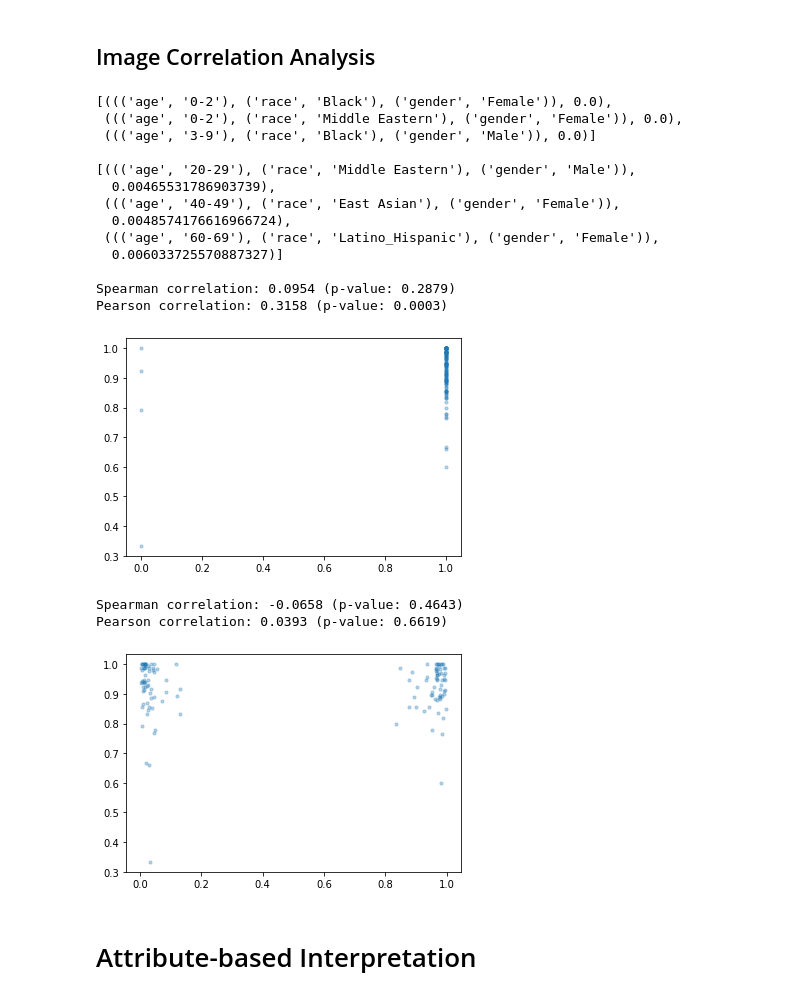
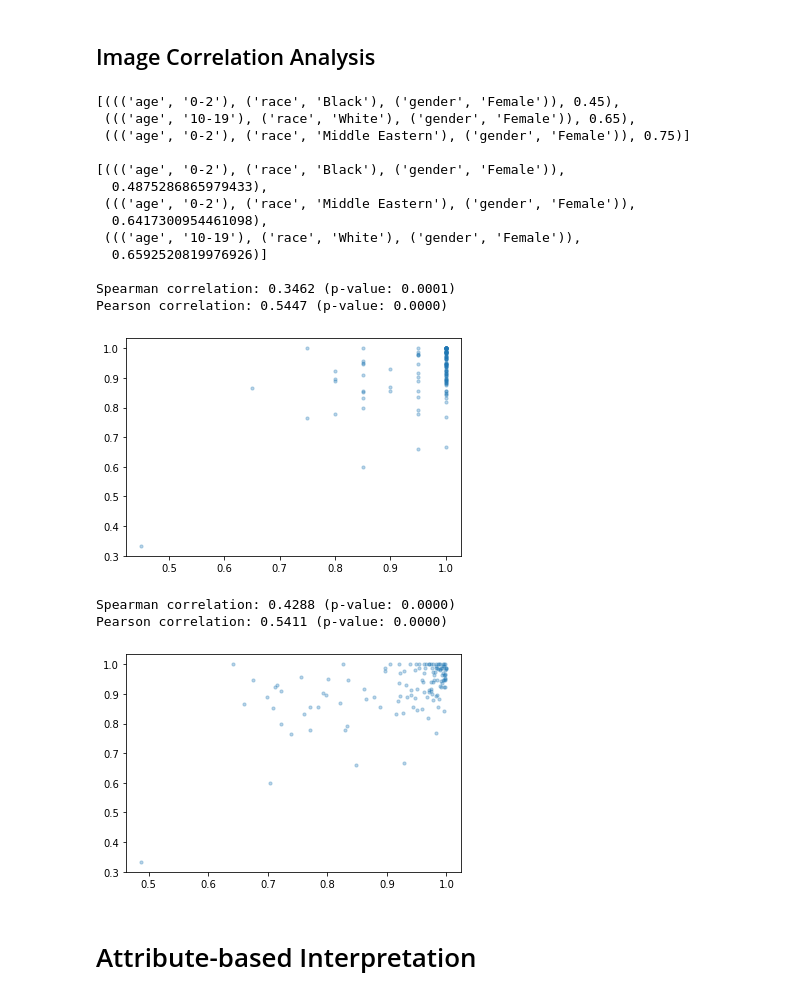
Before and after one commit to yuhui-zh15/model_audit, a Jupyter notebook: src/bug_analysis_fairface.ipynb, the cells around one changed output. Saved outputs shown, nothing was run; the diff lists cells and outputs as text; code cells hidden in the pictures.

Commit message:
baseline correlation fixed due to bug from mars

```diff
--- a/src/bug_analysis_fairface.ipynb
+++ b/src/bug_analysis_fairface.ipynb
@@ -298,7 +298,8 @@ image_generated_data = [
     )
 ]
 
-for item in image_generated_data:
+for i, item in enumerate(image_generated_data):
+    item["image"] = item["image"].replace("19.png", f"{i % 20}.png")  # bug fix for Mars
     item["image"] = item["image"].replace(
         "/sailhome/marshuang80/mars/", "/pasteur/u/yuhuiz/mars_develop/"
     )
@@ -349,49 +350,49 @@ image_generated_logits = image_generated_metrics["logits"]
 image_generated_probs = (
     torch.softmax(torch.tensor(image_generated_logits), dim=1).numpy().tolist()
 )
 image_generated_subgroup_probs = defaultdict(list)
 for i, x in enumerate(image_generated_data):
     key = (
         ("age", x["attributes"]["age"]),
         ("race", x["attributes"]["race"]),
         ("gender", x["attributes"]["gender"]),
     )
-    value = text_probs[i][x["label"]]
+    value = image_generated_probs[i][x["label"]]
     image_generated_subgroup_probs[key].append(value)
 image_generated_subgroup_probs = {
     # k: v[0] for k, v in image_generated_subgroup_probs.items()
     k: float(np.mean(v))
     for k, v in image_generated_subgroup_probs.items()  # 1 image correlation
 }
 pprint(sorted(image_generated_subgroup_probs.items(), key=lambda x: x[1])[:3])
 print()
 
 compute_correlation(
     [image_generated_subgroup_metrics[x] for x in image_subgroup_metrics],
     [image_subgroup_metrics[x] for x in image_subgroup_metrics],
 )  # Accuracy-Accuracy Correlation
 compute_correlation(
     [image_generated_subgroup_probs[x] for x in image_subgroup_metrics],
     [image_subgroup_metrics[x] for x in image_subgroup_metrics],
 )  # Prob-Accuracy Correlation
 # %% [output]
-[((('age', '0-2'), ('race', 'Black'), ('gender', 'Female')), 0.0),
- ((('age', '0-2'), ('race', 'Middle Eastern'), ('gender', 'Female')), 0.0),
- ((('age', '3-9'), ('race', 'Black'), ('gender', 'Male')), 0.0)]
+[((('age', '0-2'), ('race', 'Black'), ('gender', 'Female')), 0.45),
+ ((('age', '10-19'), ('race', 'White'), ('gender', 'Female')), 0.65),
+ ((('age', '0-2'), ('race', 'Middle Eastern'), ('gender', 'Female')), 0.75)]
 
-[((('age', '20-29'), ('race', 'Middle Eastern'), ('gender', 'Male')),
-  0.00465531786903739),
- ((('age', '40-49'), ('race', 'East Asian'), ('gender', 'Female')),
-  0.0048574176616966724),
- ((('age', '60-69'), ('race', 'Latino_Hispanic'), ('gender', 'Female')),
-  0.006033725570887327)]
+[((('age', '0-2'), ('race', 'Black'), ('gender', 'Female')),
+  0.4875286865979433),
+ ((('age', '0-2'), ('race', 'Middle Eastern'), ('gender', 'Female')),
+  0.6417300954461098),
+ ((('age', '10-19'), ('race', 'White'), ('gender', 'Female')),
+  0.6592520819976926)]
 
-Spearman correlation: 0.0954 (p-value: 0.2879)
-Pearson correlation: 0.3158 (p-value: 0.0003)
+Spearman correlation: 0.3462 (p-value: 0.0001)
+Pearson correlation: 0.5447 (p-value: 0.0000)
-[figure, old version]
+[figure, new version]
-Spearman correlation: -0.0658 (p-value: 0.4643)
-Pearson correlation: 0.0393 (p-value: 0.6619)
+Spearman correlation: 0.4288 (p-value: 0.0000)
+Pearson correlation: 0.5411 (p-value: 0.0000)
-[figure, old version]
+[figure, new version]
 # %% [markdown]
 # Attribute-based Interpretation
 # %%
```
Also changed, not shown: 1 other file.
